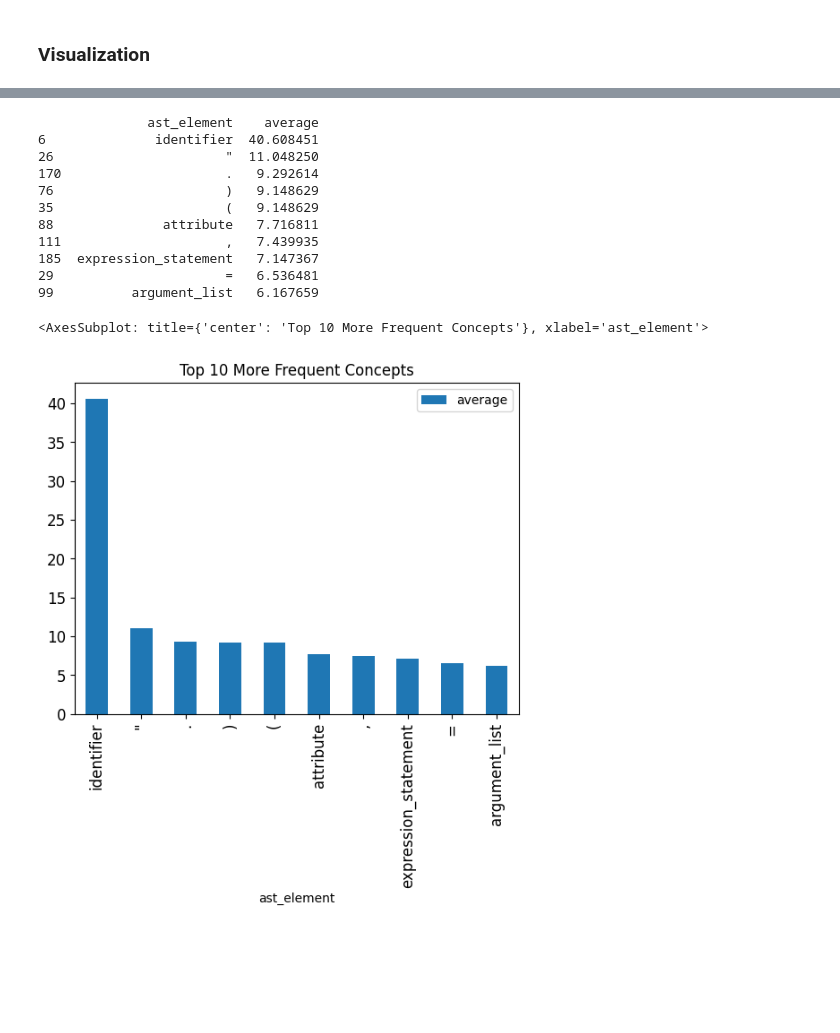
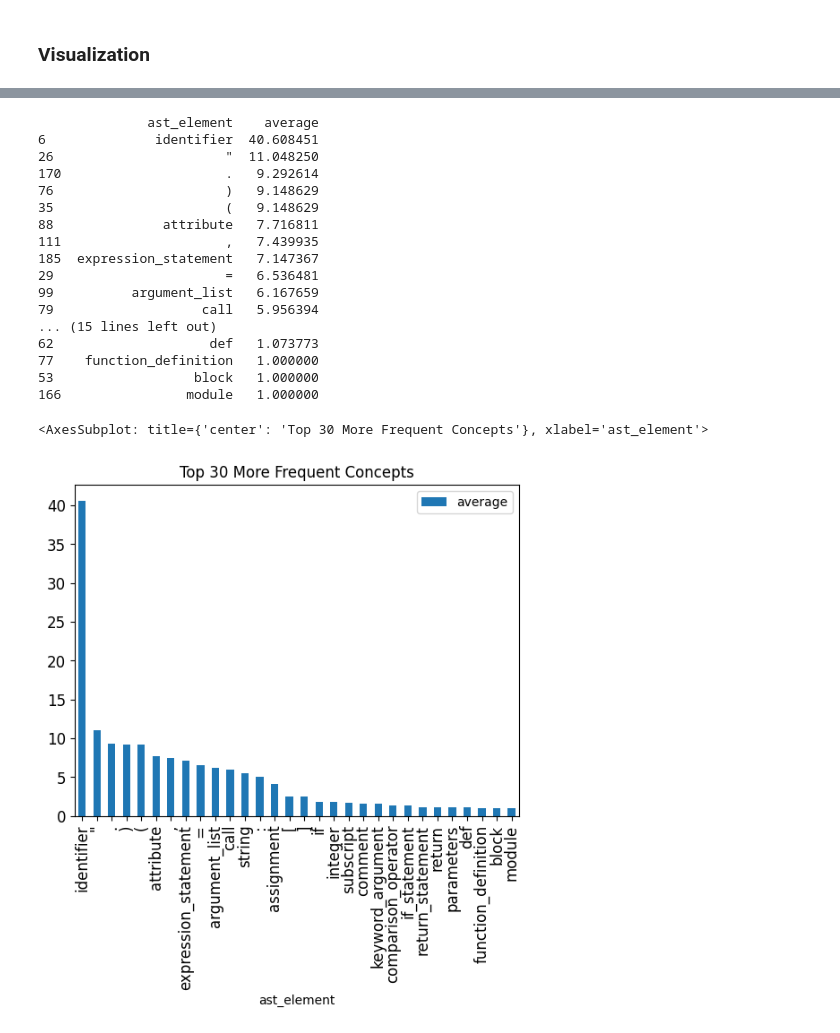
Before and after one commit to WM-SEMERU/CodeSyntaxConcept, a Jupyter notebook: experimental_notebooks/experimental_analysis.ipynb, the cells around one changed output, grey strips where cells are left out. Saved outputs shown, nothing was run; the diff lists cells and outputs as text; code cells hidden in the pictures; blank space fills up the shorter version.

```diff
--- a/experimental_notebooks/experimental_analysis.ipynb
+++ b/experimental_notebooks/experimental_analysis.ipynb
@@ -73,21 +73,28 @@ node_frequencies_dataframe
 # %%
-top_10 = node_frequencies_dataframe.sort_values(by=['average'], ascending=False).head(10)
+top_10 = node_frequencies_dataframe.sort_values(by=['average'], ascending=False).head(30)
+top_10 = top_10.drop('Unnamed: 0', axis=1)
 print(top_10)
-top_10.plot(x='ast_element',kind='bar',fontsize=12, title='Top 10 More Frequent Concepts')
+top_10.plot(x='ast_element',kind='bar',fontsize=12, title='Top 30 More Frequent Concepts')
 # %% [output]
               ast_element    average
 6              identifier  40.608451
 26                      "  11.048250
 170                     .   9.292614
 76                      )   9.148629
 35                      (   9.148629
 88              attribute   7.716811
 111                     ,   7.439935
 185  expression_statement   7.147367
 29                      =   6.536481
 99          argument_list   6.167659
+79                   call   5.956394
+... (15 lines left out)
+62                    def   1.073773
+77    function_definition   1.000000
+53                  block   1.000000
+166                module   1.000000
-<AxesSubplot: title={'center': 'Top 10 More Frequent Concepts'}, xlabel='ast_element'>
+<AxesSubplot: title={'center': 'Top 30 More Frequent Concepts'}, xlabel='ast_element'>
-[figure, old version]
+[figure, new version]
 # %%
 bottom_30 = node_frequencies_dataframe.sort_values(by=['average'], ascending=True).head(30)
 print(bottom_30)
```
Also changed, not shown: parts of 1 cell of this notebook, 3 other files.
